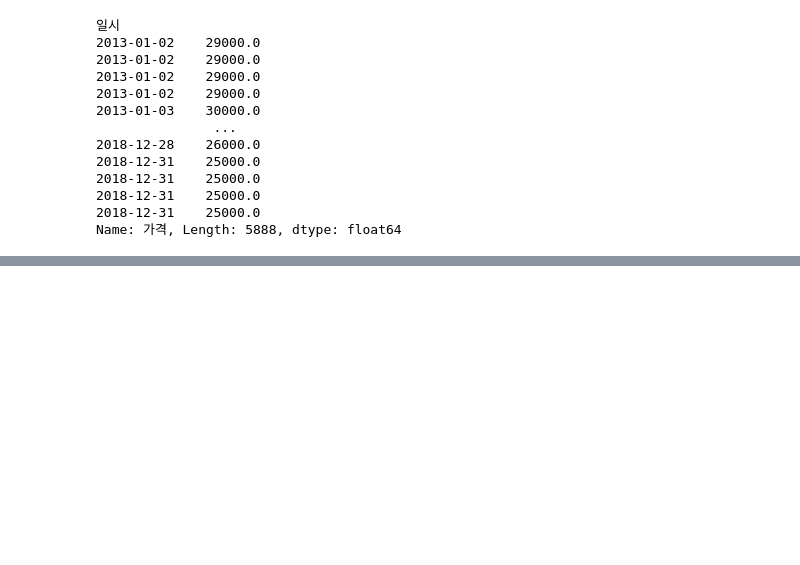
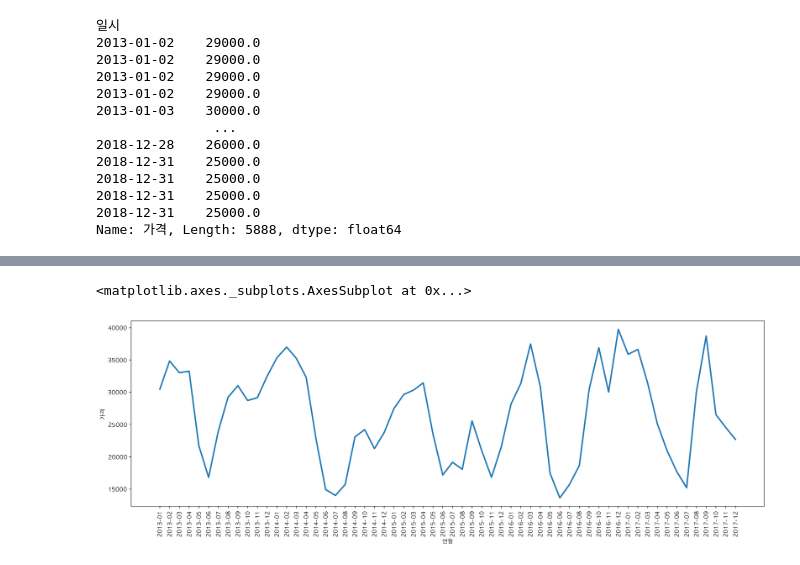
Before and after one commit to jyeon94/Learning_Spoons_Second_Project, a Jupyter notebook: 버전관리/project2.1_merge_ver1.ipynb, the cells around one changed output, grey strips where cells are left out. Drawn from its saved outputs; the diff is of its cells as text; code cells hidden in the pictures; blank space fills up the shorter version.

```diff
--- a/버전관리/project2.1_merge_ver1.ipynb
+++ b/버전관리/project2.1_merge_ver1.ipynb
@@ -289,0 +355,5 @@ df_tomatoma_final
+# %%
+df_tomatoma_gg = df_tomatoma_g.copy()
+# %%
+df_tomatoma_gg['일시'] = df_tomatoma_gg['일시'].astype(str)
+df_tomatoma_gg['일시']
@@ -289,0 +373,3 @@ df_tomatoma_final
+# %%
+df_tomatoma_gg['연월'] = df_tomatoma_gg['일시'].str.split('-').str.get(0) + '-' + df_tomatoma_gg['일시'].str.split('-').str.get(1)
+df_tomatoma_gg.head()
@@ -289,0 +410,7 @@ df_tomatoma_final
+# %%
+plt.figure(figsize=(20,6))
+s = plt.xticks(rotation=90)
+sns.lineplot(data=df_tomatoma_gg, x='연월', y='가격', ci=None, linewidth=2.5)
+# %% [output]
+<matplotlib.axes._subplots.AxesSubplot at 0x...>
+[figure, added]
```
Also changed, not shown: parts of 34 cells of this notebook, 2 other files.
